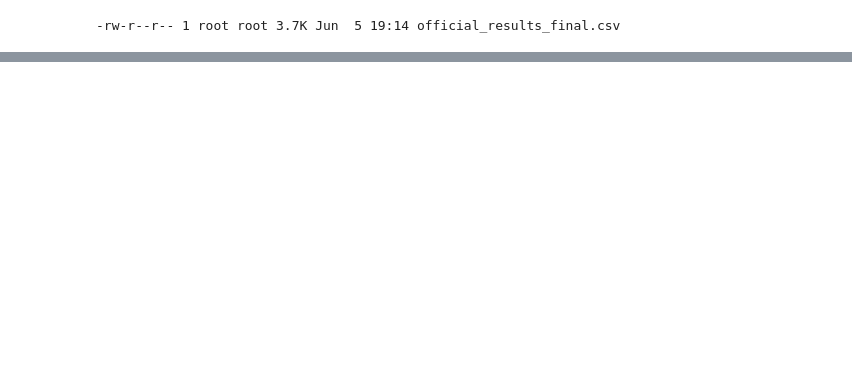
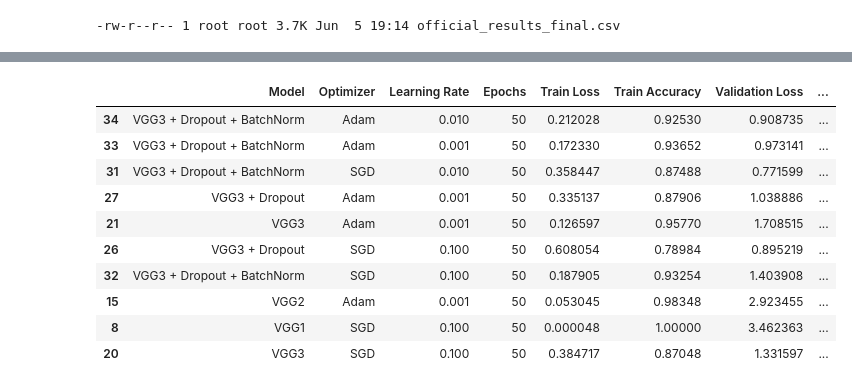
Before and after one commit to RaymCharles/Projet-CNN, a Jupyter notebook: Projet_ML.ipynb, the cells around one changed output, grey strips where cells are left out. Saved outputs shown, nothing was run; the diff lists cells and outputs as text; code cells hidden in the pictures; blank space fills up the shorter version.

Commit message:
Clean final experiment results

```diff
--- a/Projet_ML.ipynb
+++ b/Projet_ML.ipynb
@@ -1225,0 +1253,21 @@ files.download("official_results_final.csv")
+# %%
+# Top 10 des meilleures expériences
+
+top10 = official_results_df.sort_values(
+    by="Validation Accuracy",
+    ascending=False
+).head(10)
+
+top10
+# %% [output]
+|  | Model | Optimizer | Learning Rate | Epochs | Train Loss | Train Accuracy | Validation Loss | ... |
+| 34 | VGG3 + Dropout + BatchNorm | Adam | 0.010 | 50 | 0.212028 | 0.92530 | 0.908735 | ... |
+| 33 | VGG3 + Dropout + BatchNorm | Adam | 0.001 | 50 | 0.172330 | 0.93652 | 0.973141 | ... |
+| 31 | VGG3 + Dropout + BatchNorm | SGD | 0.010 | 50 | 0.358447 | 0.87488 | 0.771599 | ... |
+| 27 | VGG3 + Dropout | Adam | 0.001 | 50 | 0.335137 | 0.87906 | 1.038886 | ... |
+| 21 | VGG3 | Adam | 0.001 | 50 | 0.126597 | 0.95770 | 1.708515 | ... |
+| 26 | VGG3 + Dropout | SGD | 0.100 | 50 | 0.608054 | 0.78984 | 0.895219 | ... |
+| 32 | VGG3 + Dropout + BatchNorm | SGD | 0.100 | 50 | 0.187905 | 0.93254 | 1.403908 | ... |
+| 15 | VGG2 | Adam | 0.001 | 50 | 0.053045 | 0.98348 | 2.923455 | ... |
+| 8 | VGG1 | SGD | 0.100 | 50 | 0.000048 | 1.00000 | 3.462363 | ... |
+| 20 | VGG3 | SGD | 0.100 | 50 | 0.384717 | 0.87048 | 1.331597 | ... |
```
Also changed, not shown: parts of 16 cells of this notebook.
